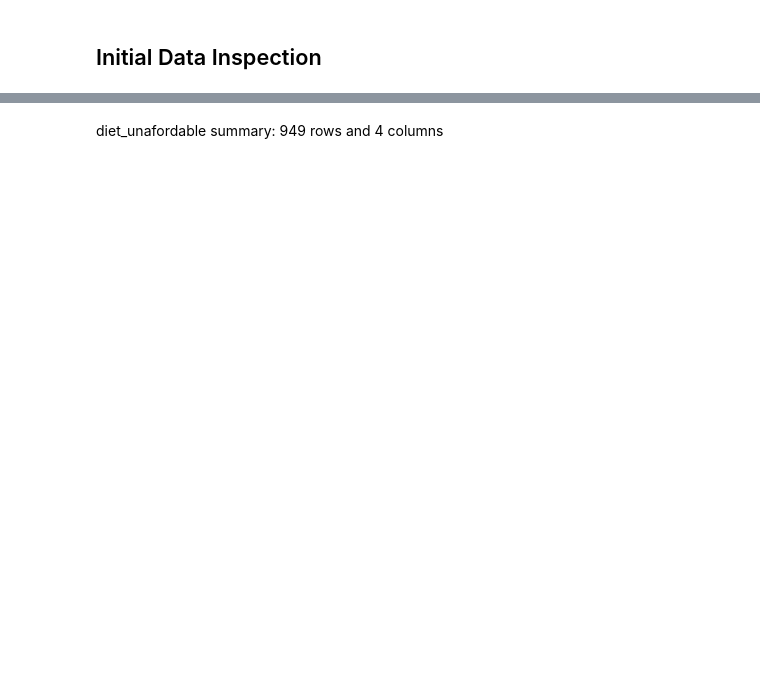
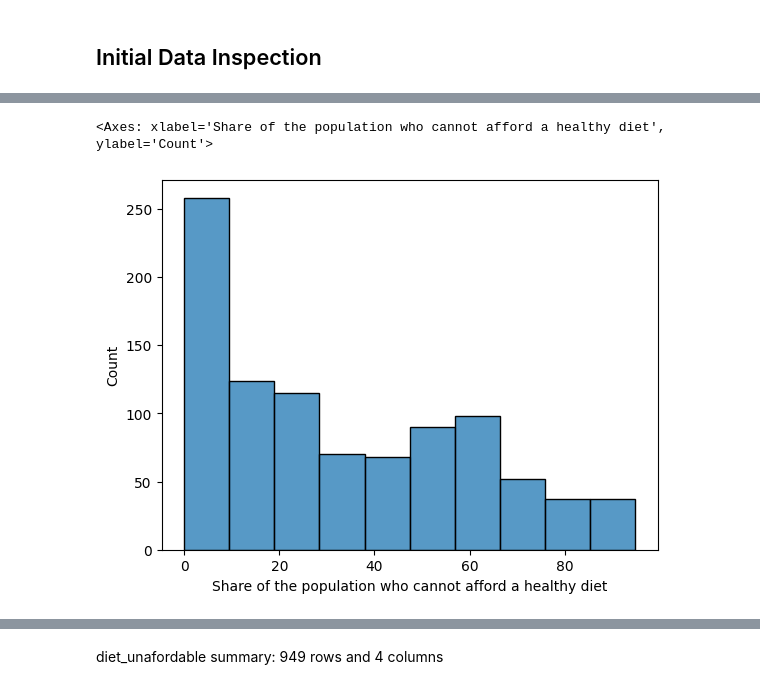
Before and after one commit to pavelvlpavlov/food_diets_eda, a Jupyter notebook: notebooks/initial_data_inspection_pav.ipynb, the cells around one changed output, grey strips where cells are left out. Drawn from its saved outputs; the diff is of its cells as text; code cells hidden in the pictures; blank space fills up the shorter version.

Commit message:
modified tableau and added central tendency visualizations in initial_data_inspection

```diff
--- a/notebooks/initial_data_inspection_pav.ipynb
+++ b/notebooks/initial_data_inspection_pav.ipynb
@@ -11,0 +38,5 @@ diet_unafordable
+# %%
+sns.histplot(diet_unafordable['Share of the population who cannot afford a healthy diet'], bins=10, stat="count")
+# %% [output]
+<Axes: xlabel='Share of the population who cannot afford a healthy diet', ylabel='Count'>
+[figure, added]
```
Also changed, not shown: parts of 17 cells of this notebook, 3 other files.
